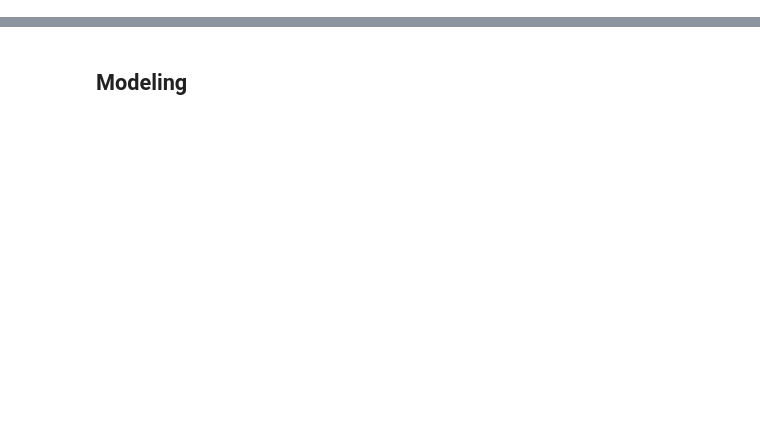
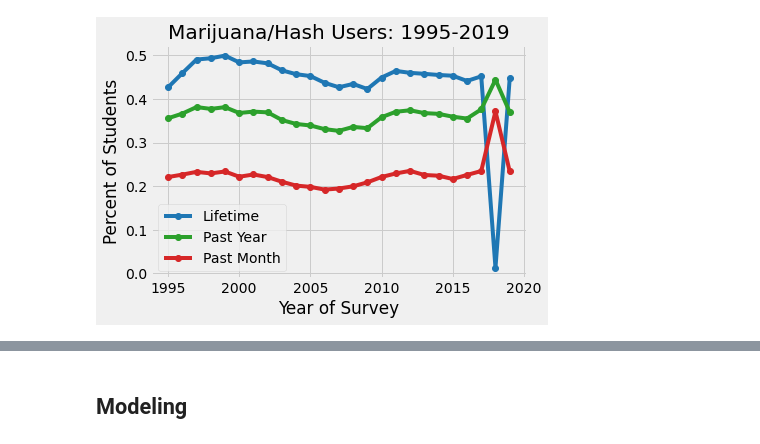
Before and after one commit to Luv2bnanook44/capstone_flatiron, a Jupyter notebook: final_notebook.ipynb, the cells around one changed output, grey strips where cells are left out. Cells and saved outputs as stored; diff of their text form; code cells hidden in the pictures; blank space fills up the shorter version.

```diff
--- a/final_notebook.ipynb
+++ b/final_notebook.ipynb
@@ -13,10 +0,0 @@ This particular [dataset](https://www.icpsr.umich.edu/web/NAHDAP/studies/6716#)
-# %%
-import pandas as pd
-import numpy as np
-import matplotlib.pyplot as plt
-import seaborn as sns
-%matplotlib inline
-
-plt.style.use('fivethirtyeight')
-pd.set_option('display.max_columns', None)
-pd.set_option('display.max_rows', 40)
@@ -217,0 +13,2 @@ data.father_educ_lvl.value_counts().plot.bar()
+# %%
+survey = pd.read_csv('data/modeling_data/mtf.csv')
@@ -217,0 +27,4 @@ data.father_educ_lvl.value_counts().plot.bar()
+# %%
+eda.marijuana_use_by_year(survey)
+# %% [output]
+[figure, added]
```
Also changed, not shown: parts of 306 cells of this notebook, 6 other files.
